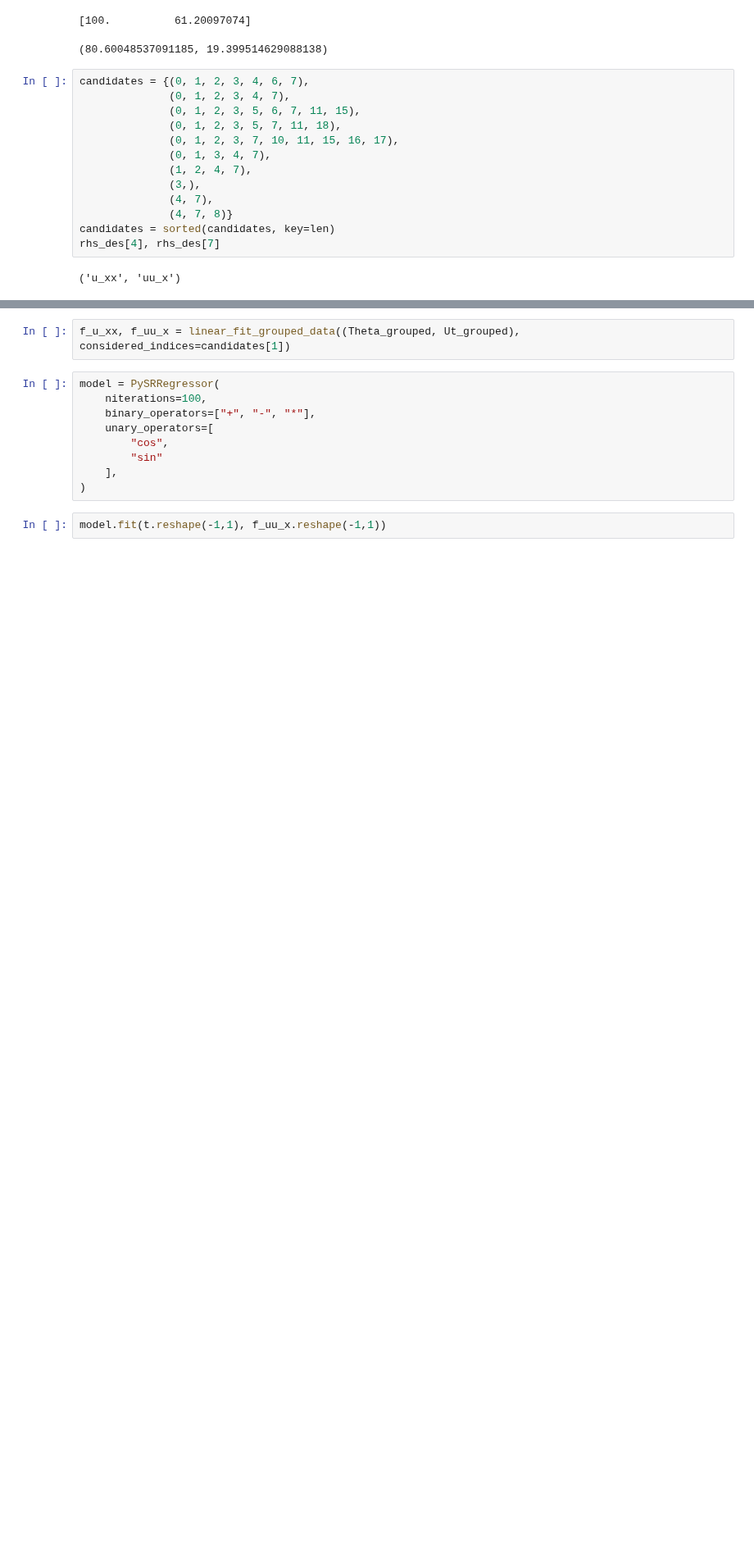
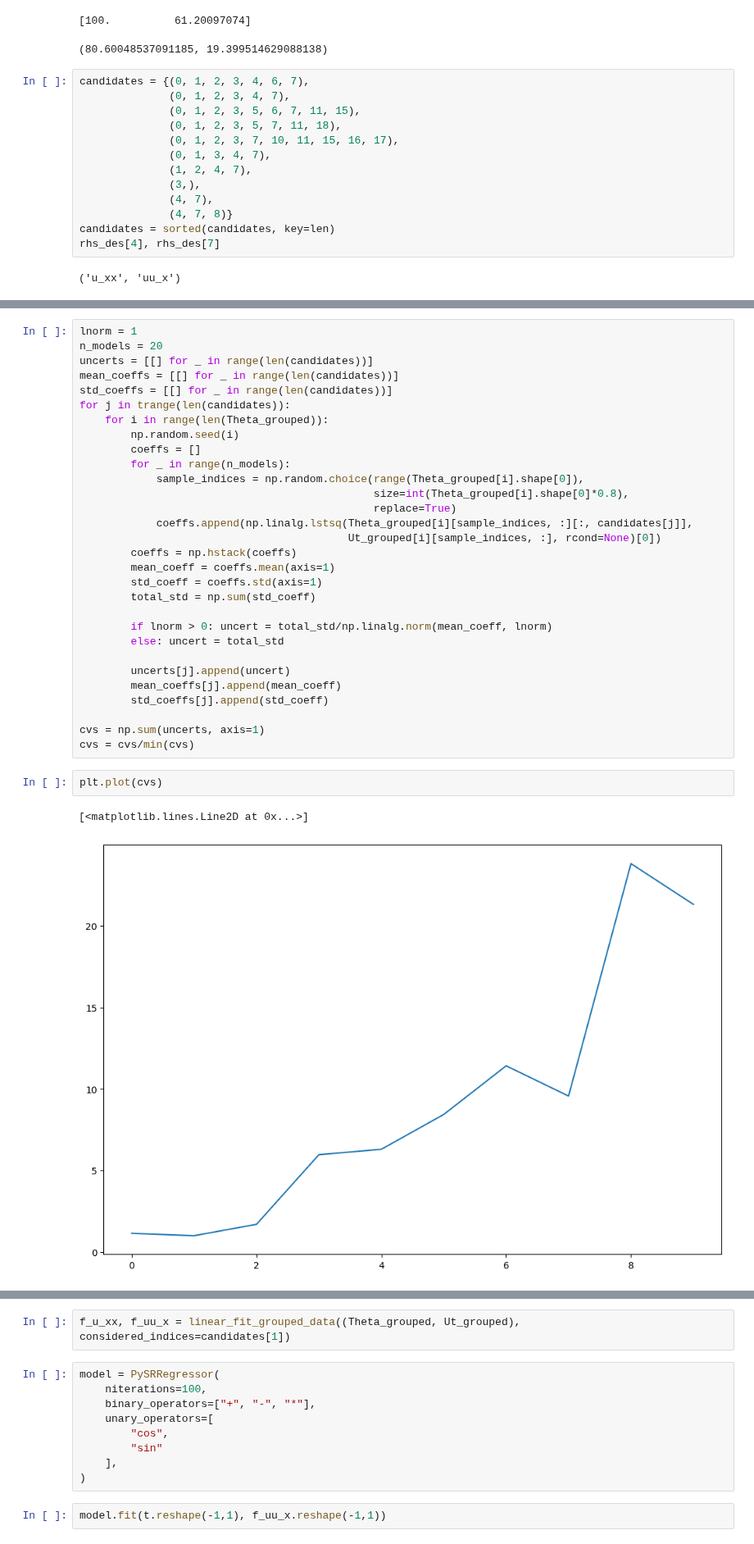
Before and after one commit to Pongpisit-Thanasutives/parametric-discovery, a Jupyter notebook: Parametric_Burgers-PySR.ipynb, the cells around one changed output, grey strips where cells are left out. Shown at 82% size. Cells and saved outputs as stored; diff of their text form; blank space fills up the shorter version.

```diff
--- a/Parametric_Burgers-PySR.ipynb
+++ b/Parametric_Burgers-PySR.ipynb
@@ -203,0 +206,35 @@ rhs_des[4], rhs_des[7]
+# %%
+lnorm = 1
+n_models = 20
+uncerts = [[] for _ in range(len(candidates))]
+mean_coeffs = [[] for _ in range(len(candidates))]
+std_coeffs = [[] for _ in range(len(candidates))]
+for j in trange(len(candidates)):
+    for i in range(len(Theta_grouped)):
+        np.random.seed(i)
+        coeffs = []
+        for _ in range(n_models):
+            sample_indices = np.random.choice(range(Theta_grouped[i].shape[0]),
+                                              size=int(Theta_grouped[i].shape[0]*0.8),
+                                              replace=True)
+            coeffs.append(np.linalg.lstsq(Theta_grouped[i][sample_indices, :][:, candidates[j]],
+                                          Ut_grouped[i][sample_indices, :], rcond=None)[0])
+        coeffs = np.hstack(coeffs)
+        mean_coeff = coeffs.mean(axis=1)
+        std_coeff = coeffs.std(axis=1)
+        total_std = np.sum(std_coeff)
+
+        if lnorm > 0: uncert = total_std/np.linalg.norm(mean_coeff, lnorm)
+        else: uncert = total_std
+
+        uncerts[j].append(uncert)
+        mean_coeffs[j].append(mean_coeff)
+        std_coeffs[j].append(std_coeff)
+
+cvs = np.sum(uncerts, axis=1)
+cvs = cvs/min(cvs)
+# %%
+plt.plot(cvs)
+# %% [output]
+[<matplotlib.lines.Line2D at 0x...>]
+[figure, added]
```
Also changed, not shown: parts of 4 cells of this notebook.
